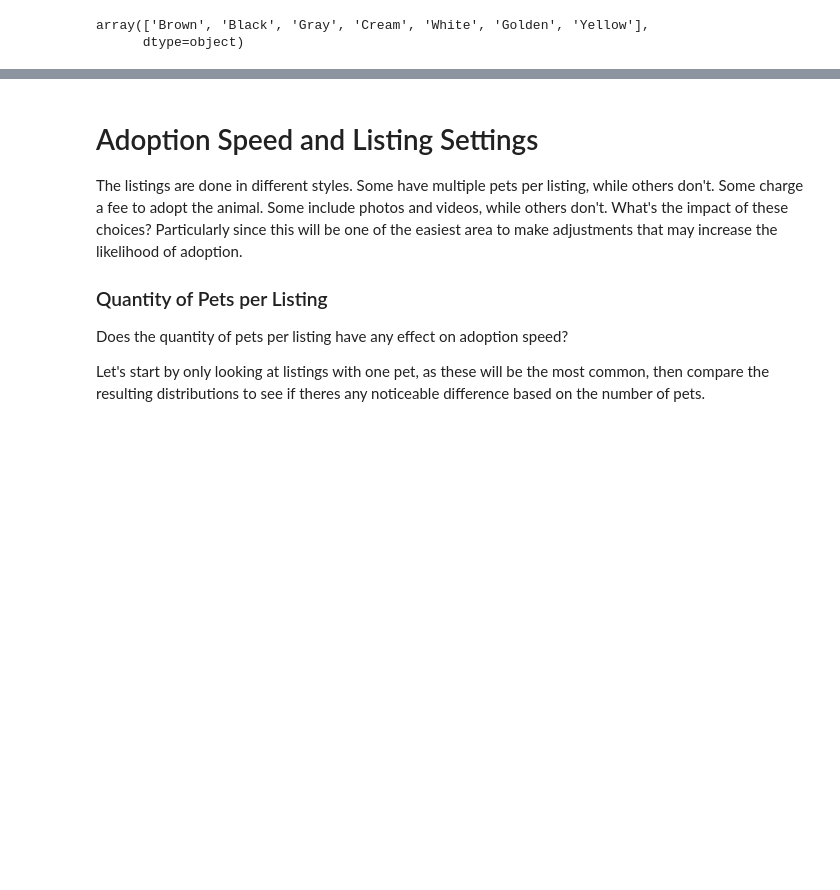
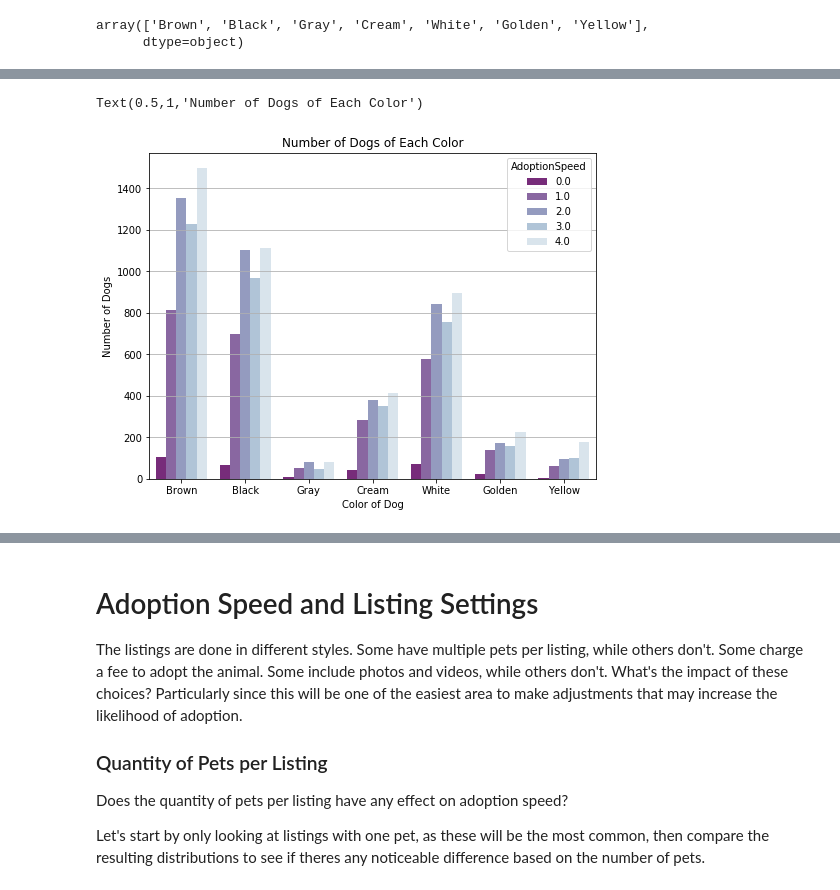
Before and after one commit to CJEJansson/Springboard_Projects, a Jupyter notebook: Capstone 1/2. Data_Storytelling/Data_Storytelling.ipynb, the cells around one changed output, grey strips where cells are left out. Cells and saved outputs as stored; diff of their text form; code cells hidden in the pictures; blank space fills up the shorter version.

```diff
--- a/Capstone 1/2. Data_Storytelling/Data_Storytelling.ipynb
+++ b/Capstone 1/2. Data_Storytelling/Data_Storytelling.ipynb
@@ -848,0 +871,11 @@ plt.legend(edgecolor='k')#loc='upper left',edgecolor='k')
+# %%
+#Create Plot for Distribution by color
+plt.figure(figsize=[8,6])
+c = sns.countplot(x='ColorName', data=color_names, hue='AdoptionSpeed',palette= 'BuPu_r')
+plt.grid(b=None, which='major', axis='y')
+plt.xlabel("Color of Dog")
+plt.ylabel("Number of Dogs")
+plt.title('Number of Dogs of Each Color')
+# %% [output]
+Text(0.5,1,'Number of Dogs of Each Color')
+[figure, added]
```
Also changed, not shown: parts of 11 cells of this notebook.
